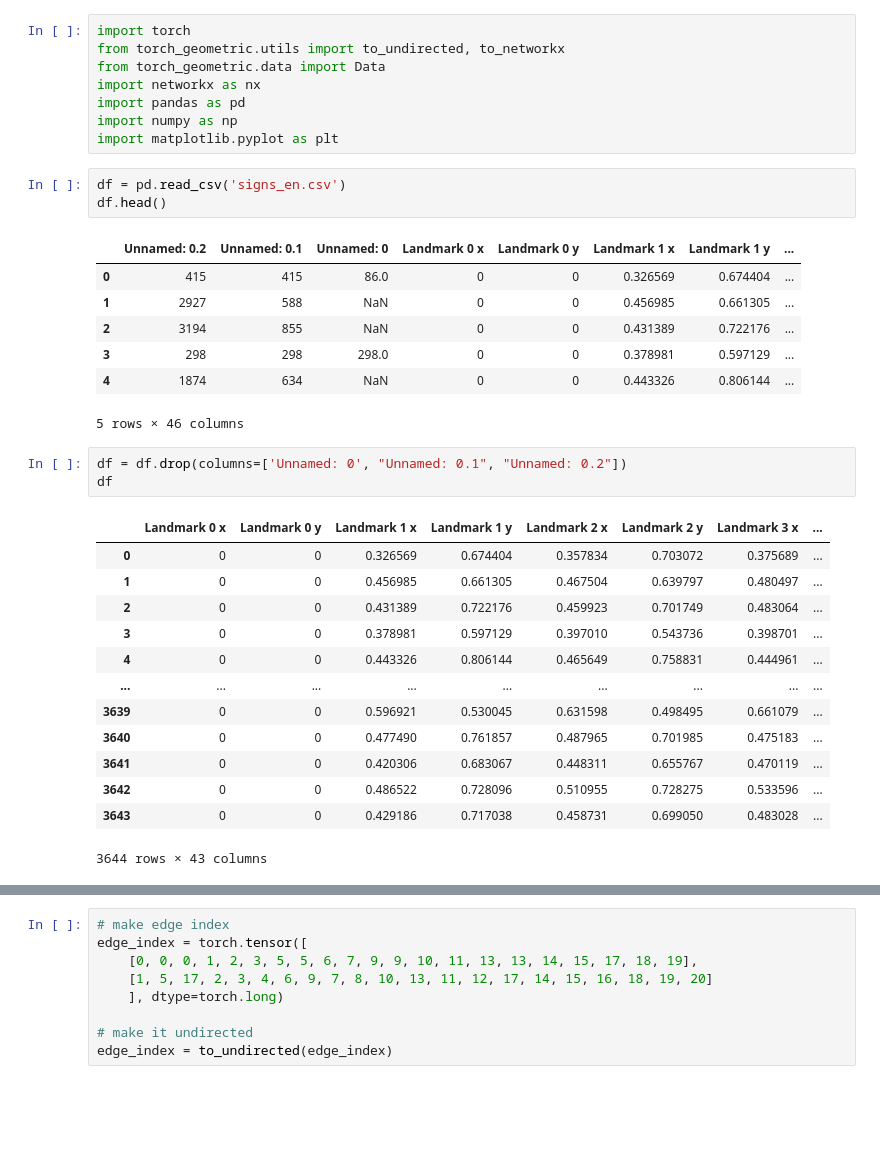
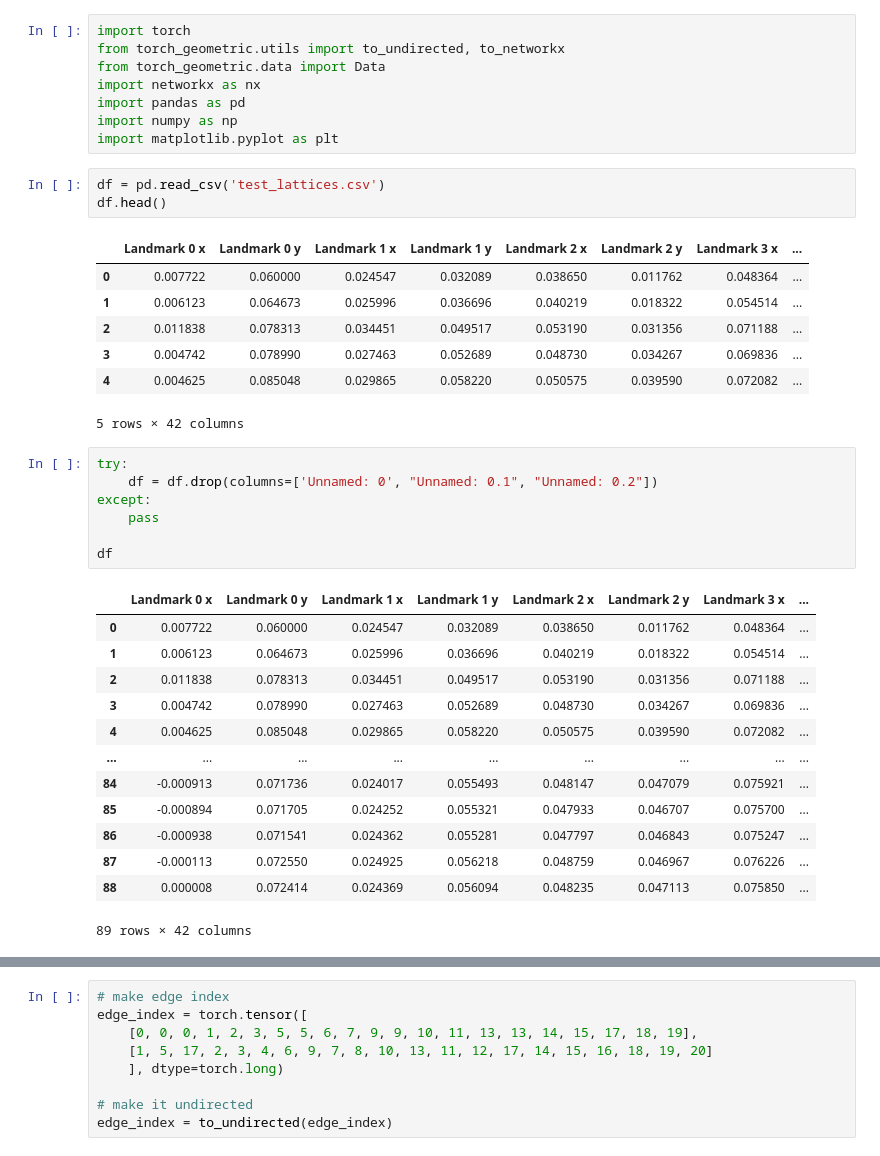
Before and after one commit to Icential/shuwa, a Jupyter notebook: visualize.ipynb, the cells around one changed output, grey strips where cells are left out. Drawn from its saved outputs; the diff is of its cells as text; blank space fills up the shorter version.

```diff
--- a/visualize.ipynb
+++ b/visualize.ipynb
@@ -7,32 +7,36 @@ import pandas as pd
 import numpy as np
 import matplotlib.pyplot as plt
 # %%
-df = pd.read_csv('signs_en.csv')
+df = pd.read_csv('test_lattices.csv')
 df.head()
 # %% [output]
-|  | Unnamed: 0.2 | Unnamed: 0.1 | Unnamed: 0 | Landmark 0 x | Landmark 0 y | Landmark 1 x | Landmark 1 y | ... |
-| 0 | 415 | 415 | 86.0 | 0 | 0 | 0.326569 | 0.674404 | ... |
-| 1 | 2927 | 588 | NaN | 0 | 0 | 0.456985 | 0.661305 | ... |
-| 2 | 3194 | 855 | NaN | 0 | 0 | 0.431389 | 0.722176 | ... |
-| 3 | 298 | 298 | 298.0 | 0 | 0 | 0.378981 | 0.597129 | ... |
-| 4 | 1874 | 634 | NaN | 0 | 0 | 0.443326 | 0.806144 | ... |
+|  | Landmark 0 x | Landmark 0 y | Landmark 1 x | Landmark 1 y | Landmark 2 x | Landmark 2 y | Landmark 3 x | ... |
+| 0 | 0.007722 | 0.060000 | 0.024547 | 0.032089 | 0.038650 | 0.011762 | 0.048364 | ... |
+| 1 | 0.006123 | 0.064673 | 0.025996 | 0.036696 | 0.040219 | 0.018322 | 0.054514 | ... |
+| 2 | 0.011838 | 0.078313 | 0.034451 | 0.049517 | 0.053190 | 0.031356 | 0.071188 | ... |
+| 3 | 0.004742 | 0.078990 | 0.027463 | 0.052689 | 0.048730 | 0.034267 | 0.069836 | ... |
+| 4 | 0.004625 | 0.085048 | 0.029865 | 0.058220 | 0.050575 | 0.039590 | 0.072082 | ... |
-5 rows × 46 columns
+5 rows × 42 columns
 # %%
-df = df.drop(columns=['Unnamed: 0', "Unnamed: 0.1", "Unnamed: 0.2"])
+try:
+    df = df.drop(columns=['Unnamed: 0', "Unnamed: 0.1", "Unnamed: 0.2"])
+except:
+    pass
+
 df
 # %% [output]
 |  | Landmark 0 x | Landmark 0 y | Landmark 1 x | Landmark 1 y | Landmark 2 x | Landmark 2 y | Landmark 3 x | ... |
-| 0 | 0 | 0 | 0.326569 | 0.674404 | 0.357834 | 0.703072 | 0.375689 | ... |
-| 1 | 0 | 0 | 0.456985 | 0.661305 | 0.467504 | 0.639797 | 0.480497 | ... |
-| 2 | 0 | 0 | 0.431389 | 0.722176 | 0.459923 | 0.701749 | 0.483064 | ... |
-| 3 | 0 | 0 | 0.378981 | 0.597129 | 0.397010 | 0.543736 | 0.398701 | ... |
-| 4 | 0 | 0 | 0.443326 | 0.806144 | 0.465649 | 0.758831 | 0.444961 | ... |
+| 0 | 0.007722 | 0.060000 | 0.024547 | 0.032089 | 0.038650 | 0.011762 | 0.048364 | ... |
+| 1 | 0.006123 | 0.064673 | 0.025996 | 0.036696 | 0.040219 | 0.018322 | 0.054514 | ... |
+| 2 | 0.011838 | 0.078313 | 0.034451 | 0.049517 | 0.053190 | 0.031356 | 0.071188 | ... |
+| 3 | 0.004742 | 0.078990 | 0.027463 | 0.052689 | 0.048730 | 0.034267 | 0.069836 | ... |
+| 4 | 0.004625 | 0.085048 | 0.029865 | 0.058220 | 0.050575 | 0.039590 | 0.072082 | ... |
 | ... | ... | ... | ... | ... | ... | ... | ... | ... |
-| 3639 | 0 | 0 | 0.596921 | 0.530045 | 0.631598 | 0.498495 | 0.661079 | ... |
-| 3640 | 0 | 0 | 0.477490 | 0.761857 | 0.487965 | 0.701985 | 0.475183 | ... |
-| 3641 | 0 | 0 | 0.420306 | 0.683067 | 0.448311 | 0.655767 | 0.470119 | ... |
-| 3642 | 0 | 0 | 0.486522 | 0.728096 | 0.510955 | 0.728275 | 0.533596 | ... |
-| 3643 | 0 | 0 | 0.429186 | 0.717038 | 0.458731 | 0.699050 | 0.483028 | ... |
+| 84 | -0.000913 | 0.071736 | 0.024017 | 0.055493 | 0.048147 | 0.047079 | 0.075921 | ... |
+| 85 | -0.000894 | 0.071705 | 0.024252 | 0.055321 | 0.047933 | 0.046707 | 0.075700 | ... |
+| 86 | -0.000938 | 0.071541 | 0.024362 | 0.055281 | 0.047797 | 0.046843 | 0.075247 | ... |
+| 87 | -0.000113 | 0.072550 | 0.024925 | 0.056218 | 0.048759 | 0.046967 | 0.076226 | ... |
+| 88 | 0.000008 | 0.072414 | 0.024369 | 0.056094 | 0.048235 | 0.047113 | 0.075850 | ... |
-3644 rows × 43 columns
+89 rows × 42 columns
 # %%
 # get one sample graph
```
Also changed, not shown: parts of 2 cells of this notebook, 2 other files.
